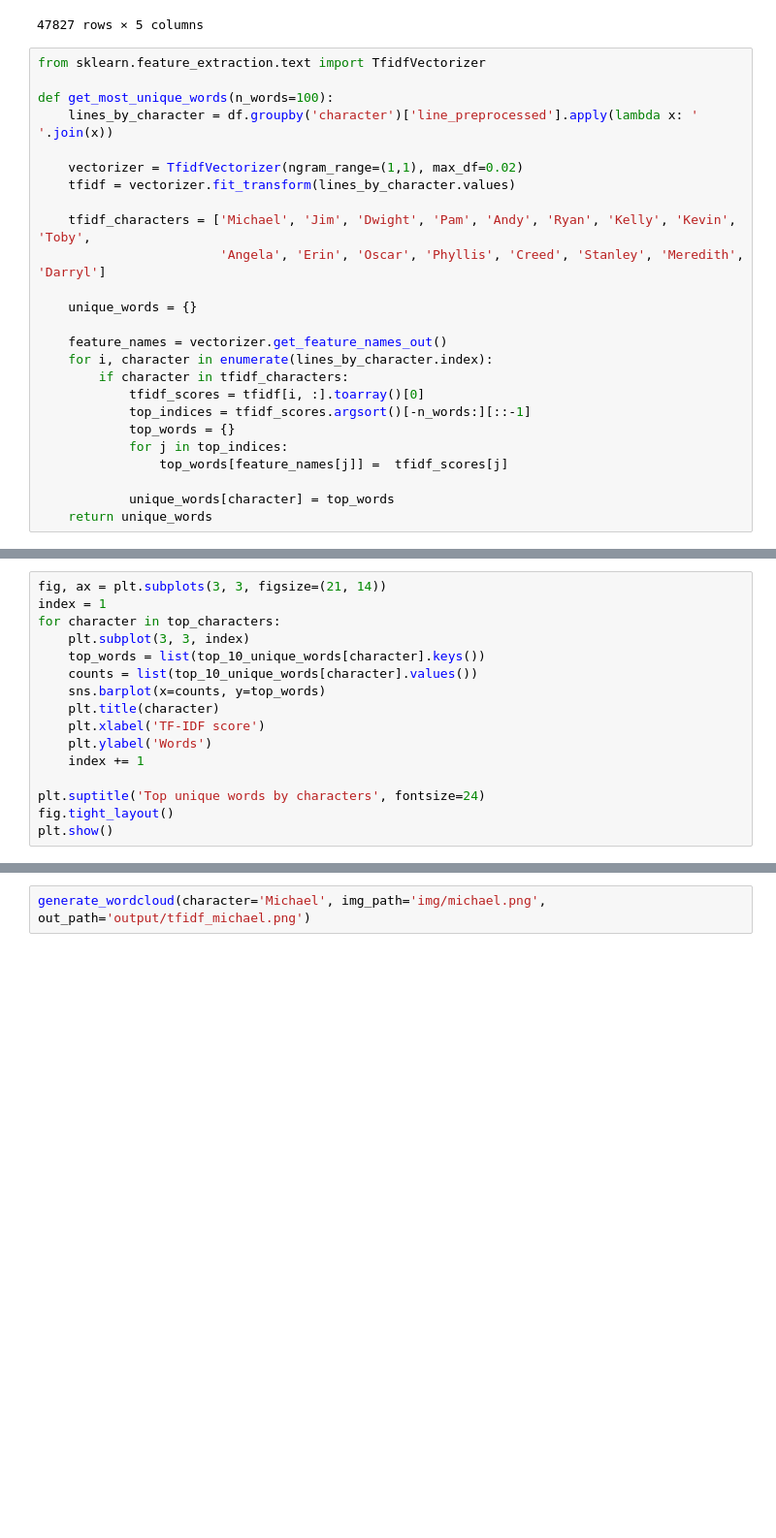
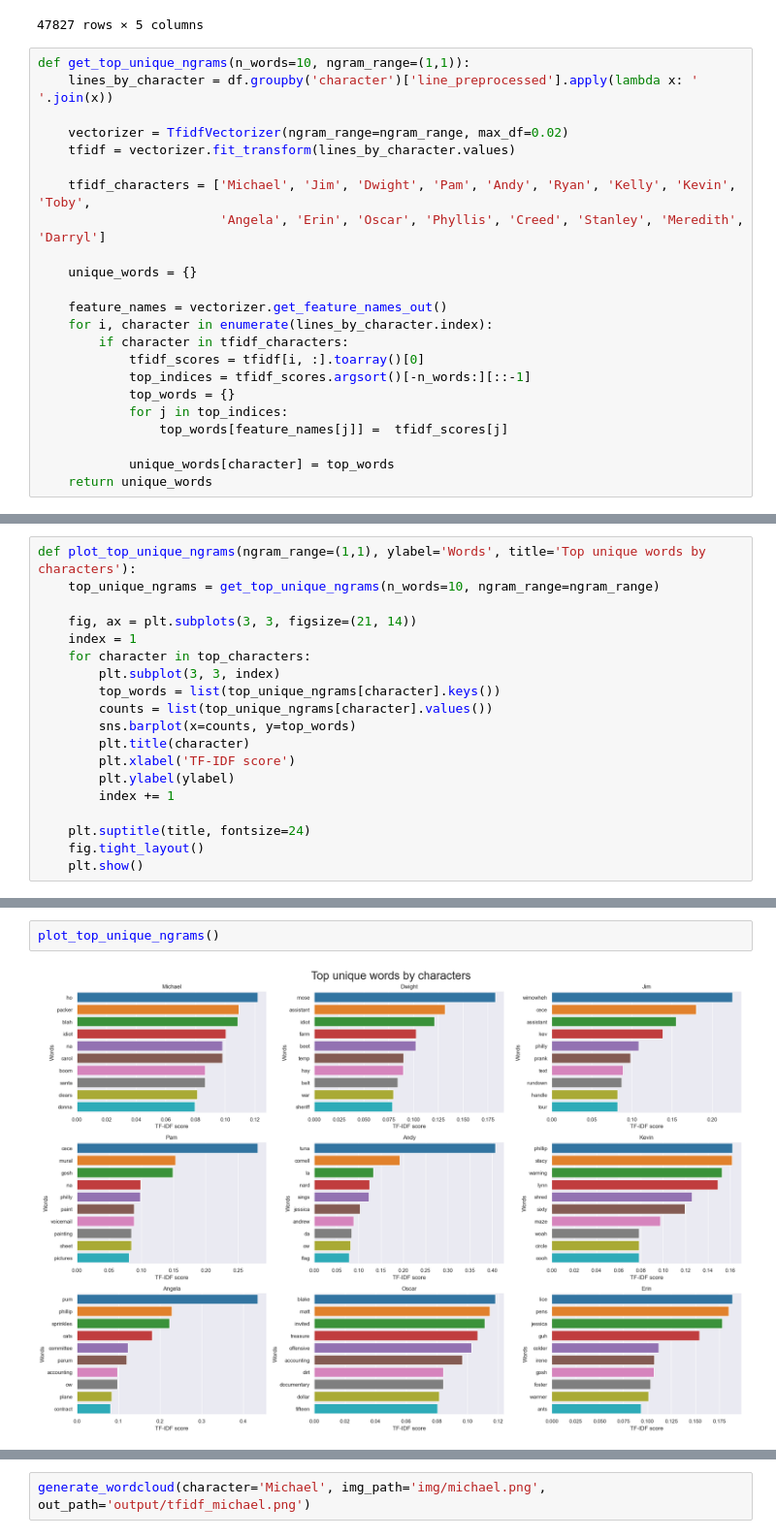
Before and after one commit to golecalicja/thats-what-she-said, a Jupyter notebook: the-office-data-analysis.ipynb, the cells around one changed output, grey strips where cells are left out. Shown at 97% size. Saved outputs shown, nothing was run; the diff lists cells and outputs as text; blank space fills up the shorter version.

```diff
--- a/the-office-data-analysis.ipynb
+++ b/the-office-data-analysis.ipynb
@@ -157,12 +164,10 @@ df
 | 59293 | Pam | I thought it was weird when you p... | 9 | 23 | weird picked documentary ordinary... |
 47827 rows × 5 columns
 # %%
-from sklearn.feature_extraction.text import TfidfVectorizer
-
-def get_most_unique_words(n_words=100):
+def get_top_unique_ngrams(n_words=10, ngram_range=(1,1)):
     lines_by_character = df.groupby('character')['line_preprocessed'].apply(lambda x: ' '.join(x))
 
-    vectorizer = TfidfVectorizer(ngram_range=(1,1), max_df=0.02)
+    vectorizer = TfidfVectorizer(ngram_range=ngram_range, max_df=0.02)
     tfidf = vectorizer.fit_transform(lines_by_character.values)
 
     tfidf_characters = ['Michael', 'Jim', 'Dwight', 'Pam', 'Andy', 'Ryan', 'Kelly', 'Kevin', 'Toby',
@@ -186,16 +189,19 @@ top_10_unique_words = get_most_unique_words(n_words=10)
 # %%
-fig, ax = plt.subplots(3, 3, figsize=(21, 14))
-index = 1
-for character in top_characters:
-    plt.subplot(3, 3, index)
-    top_words = list(top_10_unique_words[character].keys())
-    counts = list(top_10_unique_words[character].values())
-    sns.barplot(x=counts, y=top_words)
-    plt.title(character)
-    plt.xlabel('TF-IDF score')
-    plt.ylabel('Words')
-    index += 1
+def plot_top_unique_ngrams(ngram_range=(1,1), ylabel='Words', title='Top unique words by characters'):
+    top_unique_ngrams = get_top_unique_ngrams(n_words=10, ngram_range=ngram_range)
 
-plt.suptitle('Top unique words by characters', fontsize=24)
-fig.tight_layout()
-plt.show()
+    fig, ax = plt.subplots(3, 3, figsize=(21, 14))
+    index = 1
+    for character in top_characters:
+        plt.subplot(3, 3, index)
+        top_words = list(top_unique_ngrams[character].keys())
+        counts = list(top_unique_ngrams[character].values())
+        sns.barplot(x=counts, y=top_words)
+        plt.title(character)
+        plt.xlabel('TF-IDF score')
+        plt.ylabel(ylabel)
+        index += 1
+
+    plt.suptitle(title, fontsize=24)
+    fig.tight_layout()
+    plt.show()
@@ -203,0 +208,4 @@ plt.show()
+# %%
+plot_top_unique_ngrams()
+# %% [output]
+[figure, added]
```
Also changed, not shown: parts of 7 cells of this notebook.
